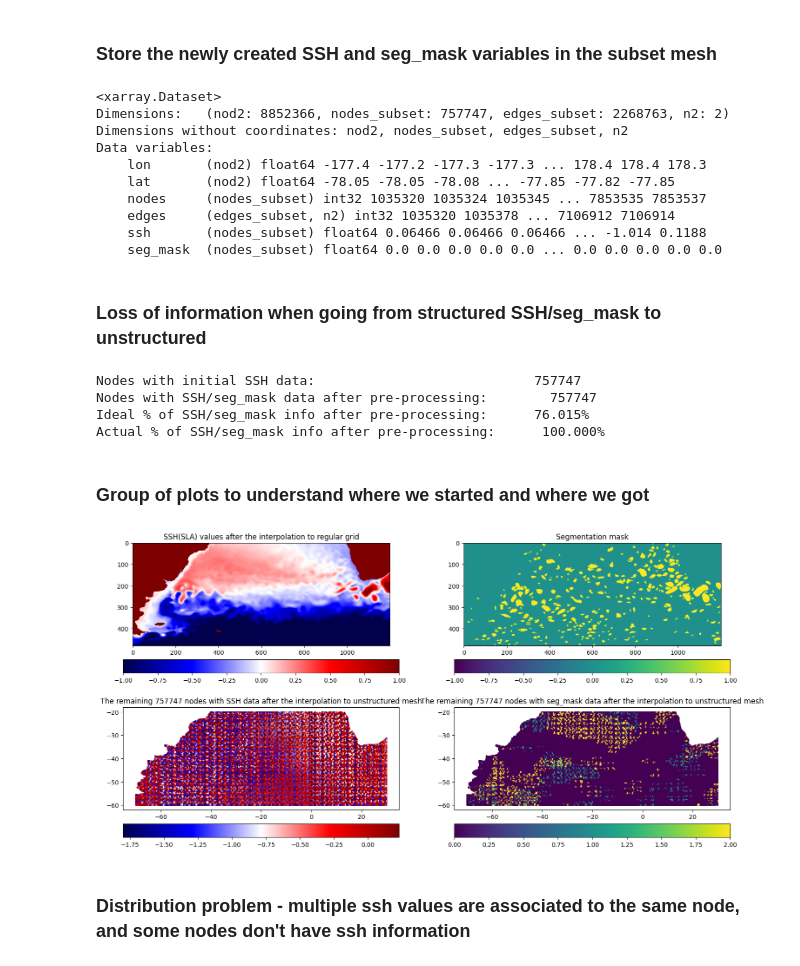
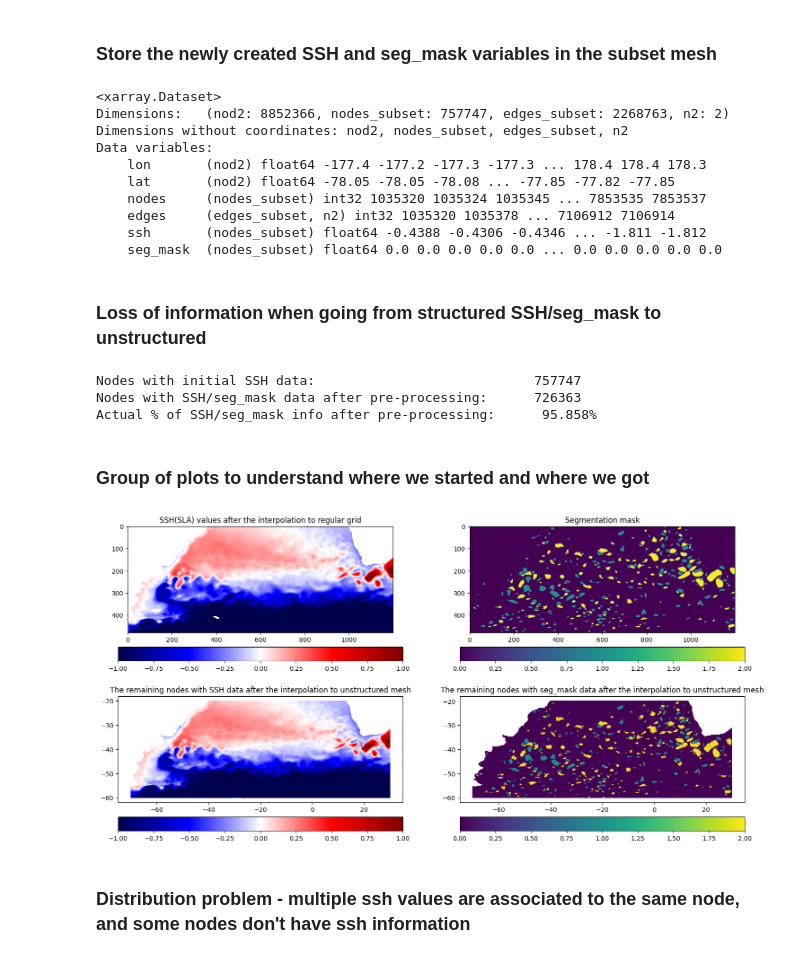
Before and after one commit to HPCI-Lab/eddiesML, a Jupyter notebook: src/pre_processing.ipynb, the cells around one changed output. Cells and saved outputs as stored; diff of their text form; code cells hidden in the pictures.

Commit message:
Major fix for problems with the interpolation

```diff
--- a/src/pre_processing.ipynb
+++ b/src/pre_processing.ipynb
@@ -293,24 +293,26 @@ model_lon = data_mesh.lon[data_mesh.nodes].values
 model_lat = data_mesh.lat[data_mesh.nodes].values
 
 # Source coordinates(the SSH and segmentation masks information)
-#data_lon, data_lat = np.meshgrid(data_02.dims['LONGITUDE'], data_02.dims['LATITUDE'])
-data_lon = list(range(data_02.dims['LONGITUDE']))
-data_lat = list(range(data_02.dims['LATITUDE']))
-data_lon_2, data_lat_2 = np.meshgrid(data_lon, data_lat)
+data_lon_2, data_lat_2 = np.meshgrid(data_02['LONGITUDE'], data_02['LATITUDE'])
+
+data_lon_2 = data_lon_2.T
+data_lat_2 = data_lat_2.T
 
 # SSH values
 data_ssh_values = data_02.ssh.values[0]
+data_ssh_values[np.abs(data_ssh_values) > 100] = np.nan
 
 # Segmentation mask
 data_seg_mask_values = data_02.seg_mask.values[0]
 
 print(np.shape(model_lon))
 print(np.shape(model_lat))
-print(np.shape(data_lon))
-print(np.shape(data_lat))
+#print(np.shape(data_lon))
+#print(np.shape(data_lat))
 print(np.shape(data_lon_2))
 print(np.shape(data_lat_2))
 print(np.shape(data_ssh_values))
+1200*480
 # %% [output]
 (757747,)
 (757747,)
@@ -443,0 +331,15 @@ IndexError: index 576011 is out of bounds for axis 0 with size 576000
+# %%
+ssh = []
+seg_mask = []
+
+flat_ssh = data_ssh_values.flatten()
+flat_seg_mask = data_seg_mask_values.flatten()
+
+ssh = flat_ssh[inds]
+seg_mask = flat_seg_mask[inds]
+
+radius_of_influence = 5000
+ssh[distances >= radius_of_influence] = np.nan
+seg_mask[distances >= radius_of_influence] = 0
+ssh = np.ma.masked_invalid(ssh)
+seg_mask = np.ma.masked_invalid(seg_mask)
@@ -460,55 +366,52 @@ Data variables:
     lat       (nod2) float64 -78.05 -78.05 -78.08 ... -77.85 -77.82 -77.85
     nodes     (nodes_subset) int32 1035320 1035324 1035345 ... 7853535 7853537
     edges     (edges_subset, n2) int32 1035320 1035378 ... 7106912 7106914
-    ssh       (nodes_subset) float64 0.06466 0.06466 0.06466 ... -1.014 0.1188
+    ssh       (nodes_subset) float64 -0.4388 -0.4306 -0.4346 ... -1.811 -1.812
     seg_mask  (nodes_subset) float64 0.0 0.0 0.0 0.0 0.0 ... 0.0 0.0 0.0 0.0 0.0
 # %% [markdown]
 ### Loss of information when going from structured SSH/seg_mask to unstructured
 # %%
 not_nan_ssh = np.count_nonzero(~np.isnan(data_mesh.ssh.values))
 not_nan_ssh_actual_proportion = not_nan_ssh*100/data_mesh.dims['nodes_subset']
-not_nan_ssh_ideal_proportion = len(flat_ssh)*100/data_mesh.dims['nodes_subset']
 
 print(f"Nodes with initial SSH data:\t\t\t\t{data_mesh.dims['nodes_subset']}")
-print(f"Nodes with SSH/seg_mask data after pre-processing:\t  {not_nan_ssh}")
-print(f"Ideal % of SSH/seg_mask info after pre-processing:\t{not_nan_ssh_ideal_proportion:.3f}%")
+print(f"Nodes with SSH/seg_mask data after pre-processing:\t{not_nan_ssh}")
 print(f"Actual % of SSH/seg_mask info after pre-processing:\t {not_nan_ssh_actual_proportion:.3f}%")
 # %% [output]
 Nodes with initial SSH data:                            757747
-Nodes with SSH/seg_mask data after pre-processing:        757747
-Ideal % of SSH/seg_mask info after pre-processing:      76.015%
-Actual % of SSH/seg_mask info after pre-processing:      100.000%
+Nodes with SSH/seg_mask data after pre-processing:      726363
+Actual % of SSH/seg_mask info after pre-processing:      95.858%
 # %% [markdown]
 ### Group of plots to understand where we started and where we got
 # %%
 model_lon_roi = data_mesh.lon[data_mesh.nodes].values
 model_lat_roi = data_mesh.lat[data_mesh.nodes].values
 uns_ssh = data_mesh.ssh.values
 str_ssh = data_02.ssh.values[0]
 uns_seg_mask = data_mesh.seg_mask.values
 str_seg_mask = data_02.seg_mask.values[0]
 
 fig, axes = plt.subplots(2, 2, figsize=(18, 9))
 
 im = axes[0][0].imshow(np.flipud(str_ssh.T), cmap=cm.seismic, vmin=-1, vmax=1)
 axes[0][0].set_title("SSH(SLA) values after the interpolation to regular grid")
 cb = plt.colorbar(im, orientation='horizontal', pad=0.1, ax=axes[0][0])
 
-im = axes[0][1].imshow(np.flipud(plot_data.T), cmap=cm.viridis, vmin=-1, vmax=1)
+im = axes[0][1].imshow(np.flipud(plot_data.T), cmap=cm.viridis, vmin=0, vmax=2)
 axes[0][1].set_title("Segmentation mask")
 cb = plt.colorbar(im, orientation='horizontal', pad=0.1, ax=axes[0][1])
 
-im = axes[1][0].scatter(model_lon_roi, model_lat_roi, c=uns_ssh, s=1, cmap=cm.seismic)
-axes[1][0].set_title(f"The remaining {not_nan_ssh} nodes with SSH data after the interpolation to unstructured mesh")
+im = axes[1][0].scatter(model_lon_roi, model_lat_roi, c=uns_ssh, s=0.1, cmap=cm.seismic, vmin=-1, vmax=1)
+axes[1][0].set_title(f"The remaining nodes with SSH data after the interpolation to unstructured mesh")
 plt.colorbar(im, orientation='horizontal', pad=0.1, ax=axes[1][0])
 
-im = axes[1][1].scatter(model_lon_roi, model_lat_roi, c=uns_seg_mask, s=1, cmap=cm.viridis)
-axes[1][1].set_title(f"The remaining {not_nan_ssh} nodes with seg_mask data after the interpolation to unstructured mesh")
+im = axes[1][1].scatter(model_lon_roi, model_lat_roi, c=uns_seg_mask, s=0.1, cmap=cm.viridis, vmin=0, vmax=2)
+axes[1][1].set_title(f"The remaining nodes with seg_mask data after the interpolation to unstructured mesh")
 plt.colorbar(im, orientation='horizontal', pad=0.1, ax=axes[1][1])
 
 plt.show()
 # %% [output]
-[figure, old version]
+[figure, new version]
 # %% [markdown]
 ### Distribution problem - multiple ssh values are associated to the same node, and some nodes don't have ssh information
 # %%
```
Also changed, not shown: parts of 9 cells of this notebook.
